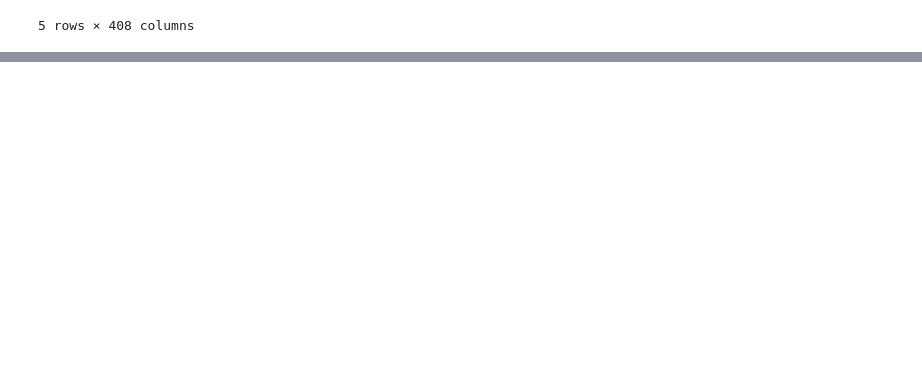
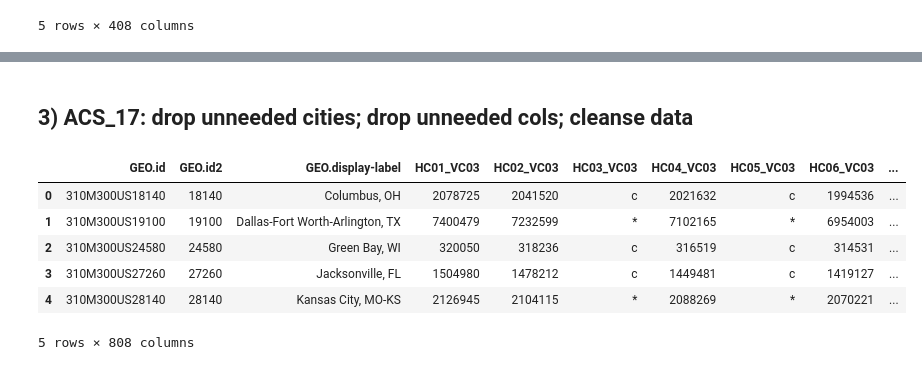
Before and after one commit to joshbenenoch/ETL_Project_Group2, a Jupyter notebook: demodata.ipynb, the cells around one changed output, grey strips where cells are left out. Saved outputs shown, nothing was run; the diff lists cells and outputs as text; code cells hidden in the pictures; blank space fills up the shorter version.

Commit message:
still need to fix ACS17 Metro Area matching

```diff
--- a/demodata.ipynb
+++ b/demodata.ipynb
@@ -19,3 +22,7 @@ dfD12.head()
 | 3 | 310M100US10500 | 10500 | Albany, GA Metro Area | 155019 | 161617 | * | 162659 | * | (X) | ... |
 | 4 | 310M100US10580 | 10580 | Albany-Schenectady-Troy, NY Metro... | 874646 | 871478 | c | 870832 | c | (X) | ... |
 5 rows × 732 columns
+# %%
+# import the US Census's "American Community Survey" (ACS) Metro Area Demographic data:2017
+dfD17 = pd.read_csv('raw/ACS_17_1YR_CP05_with_ann.csv')
+dfD17.head()
@@ -41,3 +56,7 @@ array(['Geography', 'Abilene, TX', 'Akron, OH', 'Albany, GA',
        'Yakima, WA', 'York-Hanover, PA',
        'Youngstown-Warren-Boardman, OH-PA', 'Yuba City, CA', 'Yuma, AZ'],
       dtype=object)
+# %%
+# eliminate " (Metro Area)" suffix in each row: 2017
+dfD17['GEO.display-label'] = dfD17['GEO.display-label'].str.replace(' Metro Area','')
+dfD17['GEO.display-label'].unique()
@@ -141,0 +194,14 @@ dfD12.head()
+# %% [markdown]
+## 3) ACS_17: drop unneeded cities; drop unneeded cols; cleanse data
+# %%
+# use the grouped city DataFrame to drop unneeded rows from dfGDP via merge
+dfD17 = pd.merge(dfD17, dfCities, left_on='GEO.display-label', right_on='ACSMetro')
+dfD17.head()
+# %% [output]
+|  | GEO.id | GEO.id2 | GEO.display-label | HC01_VC03 | HC02_VC03 | HC03_VC03 | HC04_VC03 | HC05_VC03 | HC06_VC03 | ... |
+| 0 | 310M300US18140 | 18140 | Columbus, OH | 2078725 | 2041520 | c | 2021632 | c | 1994536 | ... |
+| 1 | 310M300US19100 | 19100 | Dallas-Fort Worth-Arlington, TX | 7400479 | 7232599 | * | 7102165 | * | 6954003 | ... |
+| 2 | 310M300US24580 | 24580 | Green Bay, WI | 320050 | 318236 | c | 316519 | c | 314531 | ... |
+| 3 | 310M300US27260 | 27260 | Jacksonville, FL | 1504980 | 1478212 | c | 1449481 | c | 1419127 | ... |
+| 4 | 310M300US28140 | 28140 | Kansas City, MO-KS | 2126945 | 2104115 | * | 2088269 | * | 2070221 | ... |
+5 rows × 808 columns
```
Also changed, not shown: parts of 14 cells of this notebook.
